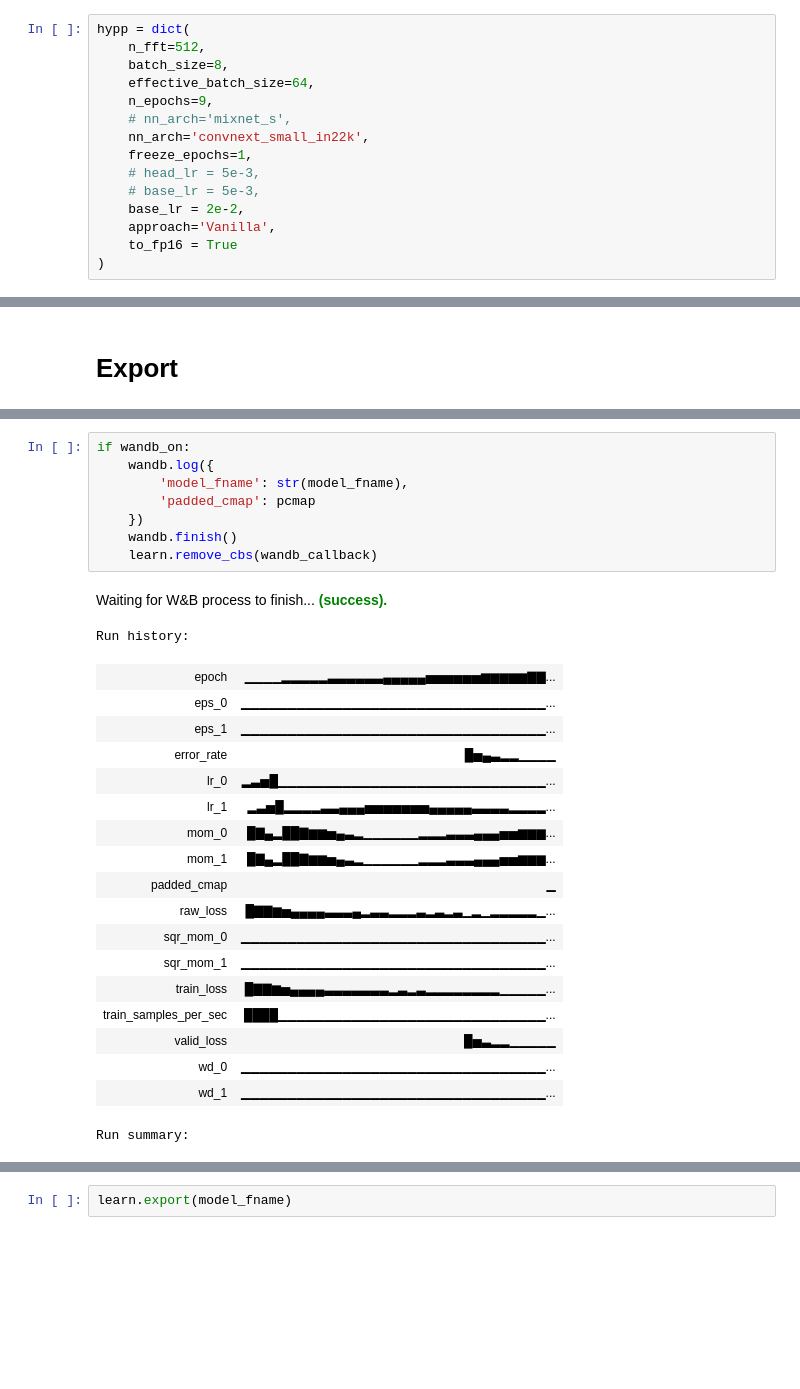
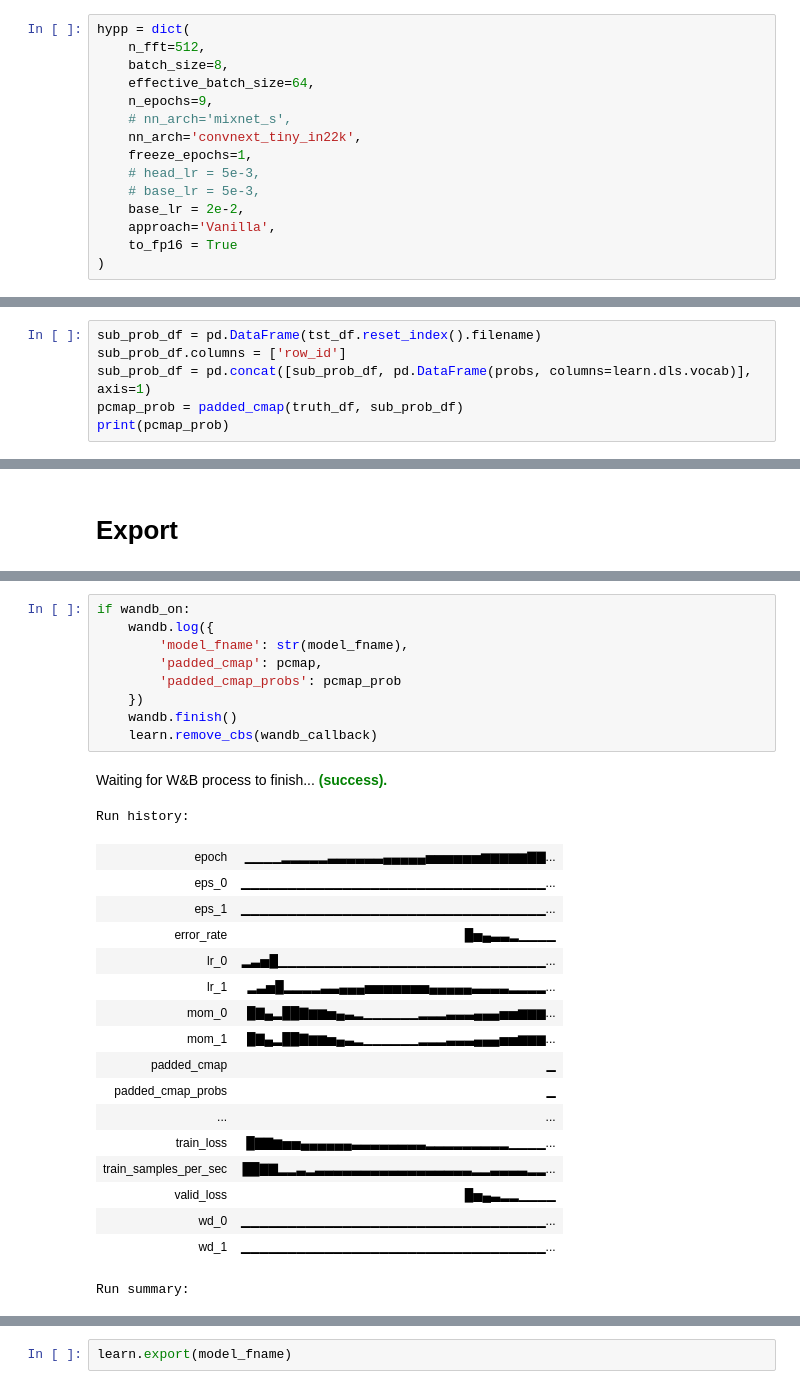
Before and after one commit to sdhca/birdclef-2023, a Jupyter notebook: birdclef-2023-model-fit-1.ipynb, the cells around one changed output, grey strips where cells are left out. Cells and saved outputs as stored; diff of their text form; blank space fills up the shorter version.

```diff
--- a/birdclef-2023-model-fit-1.ipynb
+++ b/birdclef-2023-model-fit-1.ipynb
@@ -78,7 +78,7 @@ hypp = dict(
     effective_batch_size=64,
     n_epochs=9,
     # nn_arch='mixnet_s',
-    nn_arch='convnext_small_in22k',
+    nn_arch='convnext_tiny_in22k',
     freeze_epochs=1,
     # head_lr = 5e-3,
     # base_lr = 5e-3,
@@ -562,0 +612,6 @@ print(pcmap)
+# %%
+sub_prob_df = pd.DataFrame(tst_df.reset_index().filename)
+sub_prob_df.columns = ['row_id']
+sub_prob_df = pd.concat([sub_prob_df, pd.DataFrame(probs, columns=learn.dls.vocab)], axis=1)
+pcmap_prob = padded_cmap(truth_df, sub_prob_df)
+print(pcmap_prob)
@@ -585,29 +646,29 @@ Path('birdclef-2023-convnext_small_in22k-20230415-204947.pkl')
 # %%
 if wandb_on:
     wandb.log({
         'model_fname': str(model_fname),
-        'padded_cmap': pcmap
+        'padded_cmap': pcmap,
+        'padded_cmap_probs': pcmap_prob
     })
     wandb.finish()
     learn.remove_cbs(wandb_callback)
 # %% [output]
 Waiting for W&B process to finish... (success).
 Run history:
 | epoch | ▁▁▁▁▂▂▂▂▂▃▃▃▃▃▃▄▄▄▄▄▅▅▅▅▅▅▆▆▆▆▆▇▇... |
 | eps_0 | ▁▁▁▁▁▁▁▁▁▁▁▁▁▁▁▁▁▁▁▁▁▁▁▁▁▁▁▁▁▁▁▁▁... |
 | eps_1 | ▁▁▁▁▁▁▁▁▁▁▁▁▁▁▁▁▁▁▁▁▁▁▁▁▁▁▁▁▁▁▁▁▁... |
-| error_rate | █▅▄▃▂▂▁▁▁▁ |
+| error_rate | █▅▄▃▃▂▁▁▁▁ |
 | lr_0 | ▂▃▅█▁▁▁▁▁▁▁▁▁▁▁▁▁▁▁▁▁▁▁▁▁▁▁▁▁▁▁▁▁... |
 | lr_1 | ▂▃▅█▂▂▂▂▃▃▄▄▄▅▅▅▅▅▅▅▄▄▄▄▄▃▃▃▃▂▂▂▂... |
 | mom_0 | █▇▄▂██▇▆▆▅▄▃▂▁▁▁▁▁▁▂▂▂▃▃▃▄▄▄▅▅▆▆▆... |
 | mom_1 | █▇▄▂██▇▆▆▅▄▃▂▁▁▁▁▁▁▂▂▂▃▃▃▄▄▄▅▅▆▆▆... |
 | padded_cmap | ▁ |
-| raw_loss | █▇▇▆▅▄▄▄▄▃▃▃▄▂▃▃▂▂▂▃▂▃▂▃▁▂▁▂▂▂▂▂▁... |
-| sqr_mom_0 | ▁▁▁▁▁▁▁▁▁▁▁▁▁▁▁▁▁▁▁▁▁▁▁▁▁▁▁▁▁▁▁▁▁... |
-| sqr_mom_1 | ▁▁▁▁▁▁▁▁▁▁▁▁▁▁▁▁▁▁▁▁▁▁▁▁▁▁▁▁▁▁▁▁▁... |
-| train_loss | █▇▇▆▅▄▄▄▄▃▃▃▃▃▃▃▂▃▂▃▂▂▂▂▂▂▂▂▁▁▁▁▁... |
-| train_samples_per_sec | ████▁▁▁▁▁▁▁▁▁▁▁▁▁▁▁▁▁▁▁▁▁▁▁▁▁▁▁▁▁... |
-| valid_loss | █▅▃▂▂▁▁▁▁▁ |
+| padded_cmap_probs | ▁ |
+| ... | ... |
+| train_loss | █▇▇▆▅▅▄▄▄▄▄▄▃▃▃▃▃▃▃▃▂▂▂▂▂▂▂▂▂▁▁▁▁... |
+| train_samples_per_sec | ██▇▇▂▂▃▂▃▃▃▃▃▃▃▃▃▃▃▃▃▃▃▃▃▂▂▃▃▃▃▂▂... |
+| valid_loss | █▅▄▃▂▂▁▁▁▁ |
 | wd_0 | ▁▁▁▁▁▁▁▁▁▁▁▁▁▁▁▁▁▁▁▁▁▁▁▁▁▁▁▁▁▁▁▁▁... |
 | wd_1 | ▁▁▁▁▁▁▁▁▁▁▁▁▁▁▁▁▁▁▁▁▁▁▁▁▁▁▁▁▁▁▁▁▁... |
 Run summary:
```
Also changed, not shown: parts of 25 cells of this notebook.
